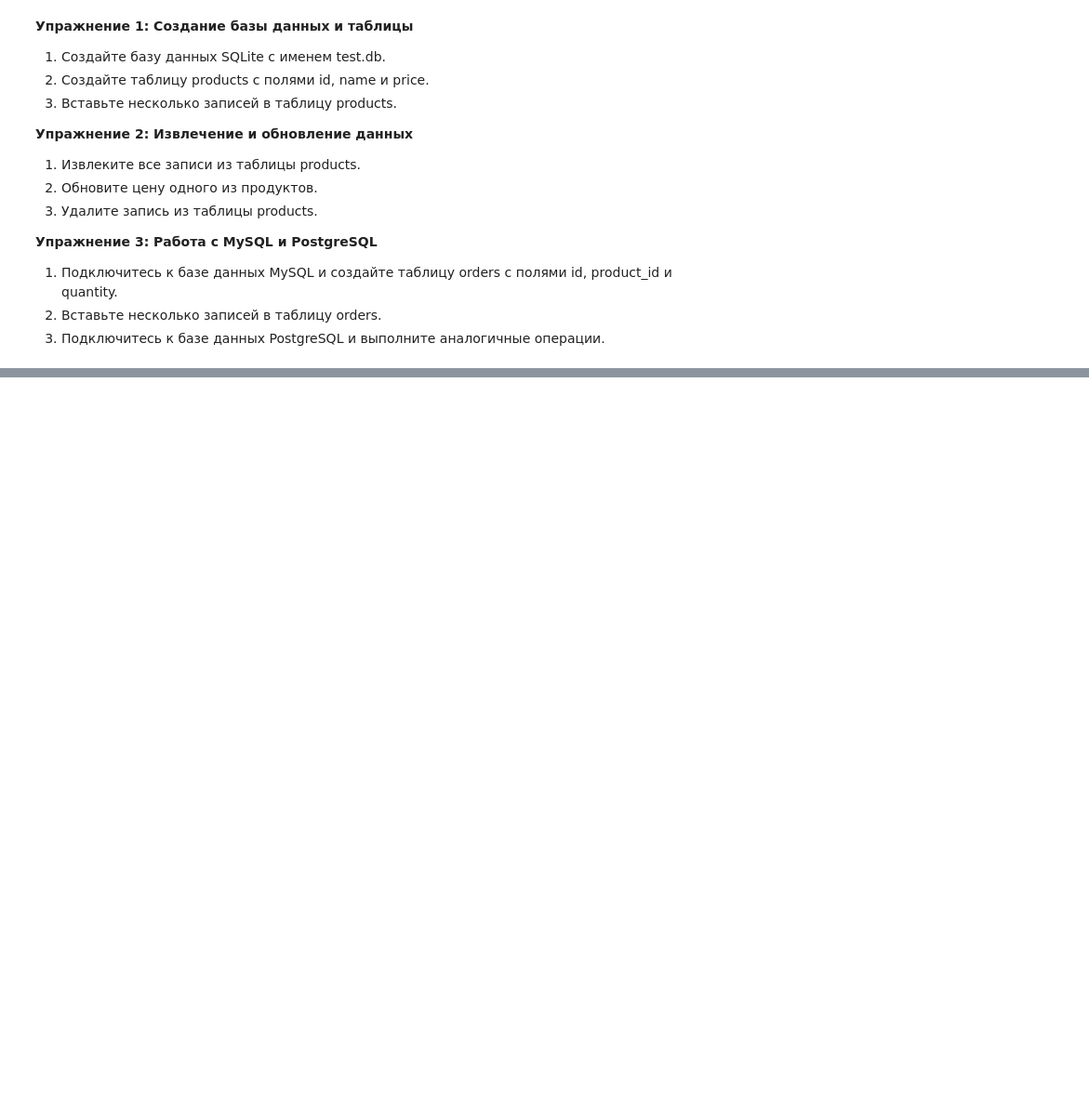
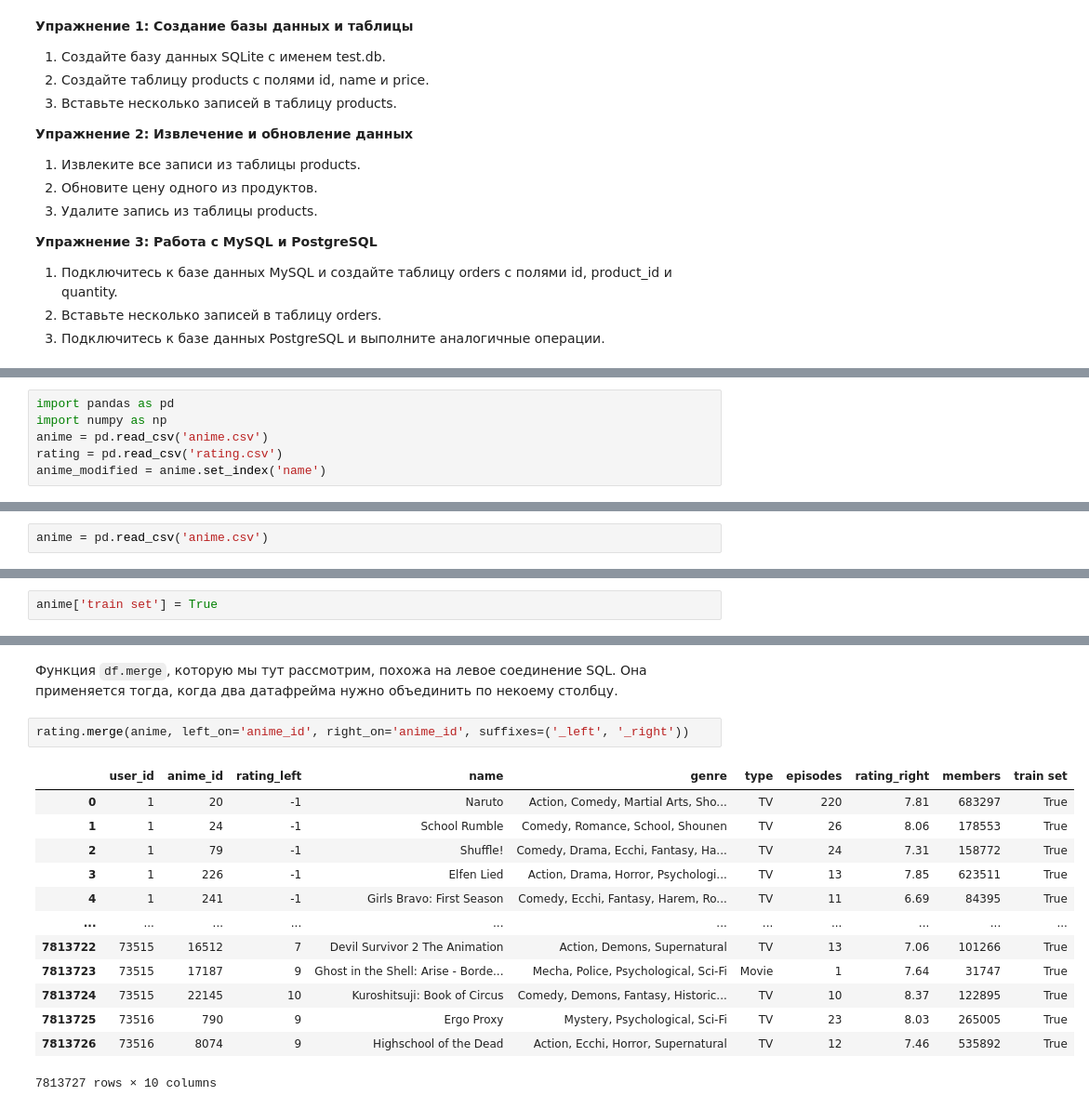
Before and after one commit to Vakhranev/MGIMO, a Jupyter notebook: 7 февраля.ipynb, the cells around one changed output, grey strips where cells are left out. Shown at 93% size. Drawn from its saved outputs; the diff is of its cells as text; blank space fills up the shorter version.

```diff
--- a/7 февраля.ipynb
+++ b/7 февраля.ipynb
@@ -624,0 +635,6 @@ conn.close()
+# %%
+import pandas as pd
+import numpy as np
+anime = pd.read_csv('anime.csv')
+rating = pd.read_csv('rating.csv')
+anime_modified = anime.set_index('name')
@@ -624,0 +643,2 @@ conn.close()
+# %%
+anime = pd.read_csv('anime.csv')
@@ -624,0 +848,2 @@ conn.close()
+# %%
+anime['train set'] = True
@@ -624,0 +923,18 @@ conn.close()
+# %% [markdown]
+Функция `df.merge`, которую мы тут рассмотрим, похожа на левое соединение SQL. Она применяется тогда, когда два датафрейма нужно объединить по некоему столбцу.
+# %%
+rating.merge(anime, left_on='anime_id', right_on='anime_id', suffixes=('_left', '_right'))
+# %% [output]
+|  | user_id | anime_id | rating_left | name | genre | type | episodes | rating_right | members | train set |
+| 0 | 1 | 20 | -1 | Naruto | Action, Comedy, Martial Arts, Sho... | TV | 220 | 7.81 | 683297 | True |
+| 1 | 1 | 24 | -1 | School Rumble | Comedy, Romance, School, Shounen | TV | 26 | 8.06 | 178553 | True |
+| 2 | 1 | 79 | -1 | Shuffle! | Comedy, Drama, Ecchi, Fantasy, Ha... | TV | 24 | 7.31 | 158772 | True |
+| 3 | 1 | 226 | -1 | Elfen Lied | Action, Drama, Horror, Psychologi... | TV | 13 | 7.85 | 623511 | True |
+| 4 | 1 | 241 | -1 | Girls Bravo: First Season | Comedy, Ecchi, Fantasy, Harem, Ro... | TV | 11 | 6.69 | 84395 | True |
+| ... | ... | ... | ... | ... | ... | ... | ... | ... | ... | ... |
+| 7813722 | 73515 | 16512 | 7 | Devil Survivor 2 The Animation | Action, Demons, Supernatural | TV | 13 | 7.06 | 101266 | True |
+| 7813723 | 73515 | 17187 | 9 | Ghost in the Shell: Arise - Borde... | Mecha, Police, Psychological, Sci-Fi | Movie | 1 | 7.64 | 31747 | True |
+| 7813724 | 73515 | 22145 | 10 | Kuroshitsuji: Book of Circus | Comedy, Demons, Fantasy, Historic... | TV | 10 | 8.37 | 122895 | True |
+| 7813725 | 73516 | 790 | 9 | Ergo Proxy | Mystery, Psychological, Sci-Fi | TV | 23 | 8.03 | 265005 | True |
+| 7813726 | 73516 | 8074 | 9 | Highschool of the Dead | Action, Ecchi, Horror, Supernatural | TV | 12 | 7.46 | 535892 | True |
+7813727 rows × 10 columns
```
Also changed, not shown: parts of 70 cells of this notebook.
